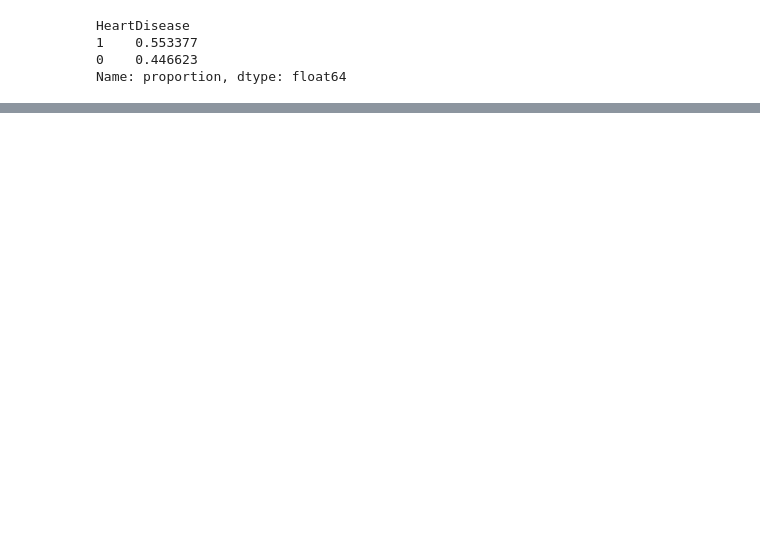
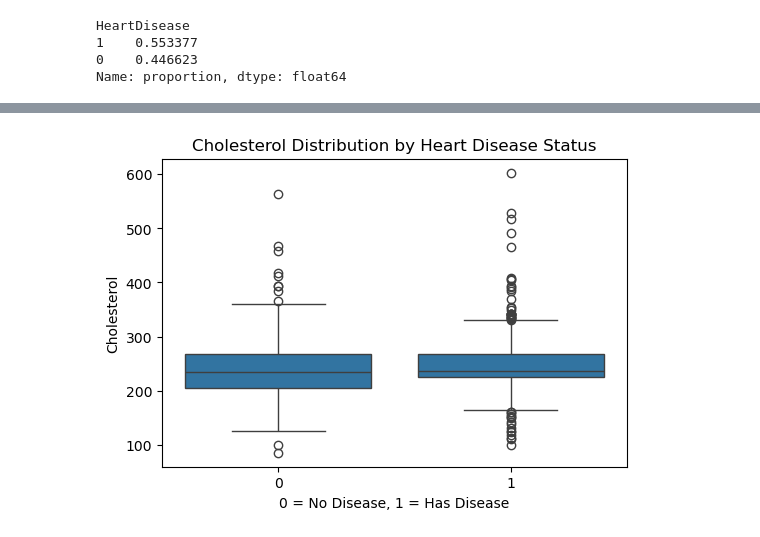
Before and after one commit to Jonc29/heart-disease-prediction, a Jupyter notebook: notebooks/01_exploration.ipynb, the cells around one changed output, grey strips where cells are left out. Saved outputs shown, nothing was run; the diff lists cells and outputs as text; code cells hidden in the pictures; blank space fills up the shorter version.

```diff
--- a/notebooks/01_exploration.ipynb
+++ b/notebooks/01_exploration.ipynb
@@ -152,0 +190,12 @@ Name: proportion, dtype: float64
+# %%
+# Same comparison, but for Cholesterol.
+# Note: we already cleaned this column earlier, so this reflects the
+# imputed (not raw/disguised-zero) values.
+plt.figure(figsize=(6,4))
+sns.boxplot(data=df, x="HeartDisease", y="Cholesterol")
+plt.title("Cholesterol Distribution by Heart Disease Status")
+plt.xlabel("0 = No Disease, 1 = Has Disease")
+plt.ylabel("Cholesterol")
+plt.show()
+# %% [output]
+[figure, added]
```
Also changed, not shown: parts of 16 cells of this notebook.
